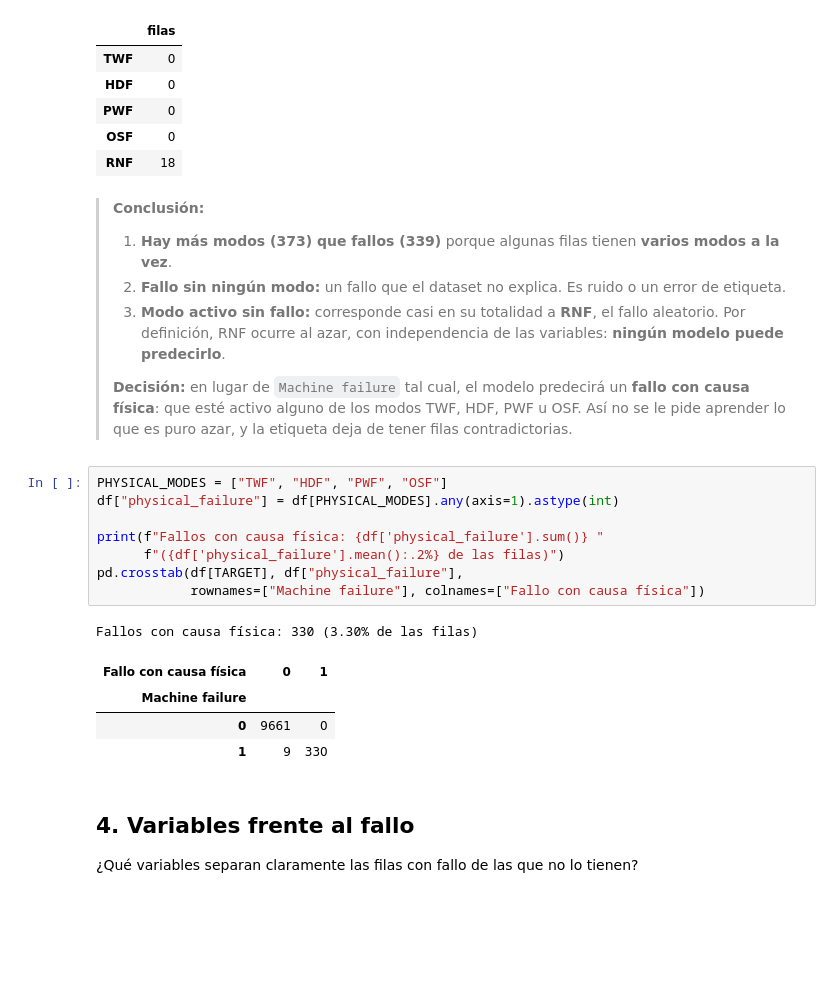
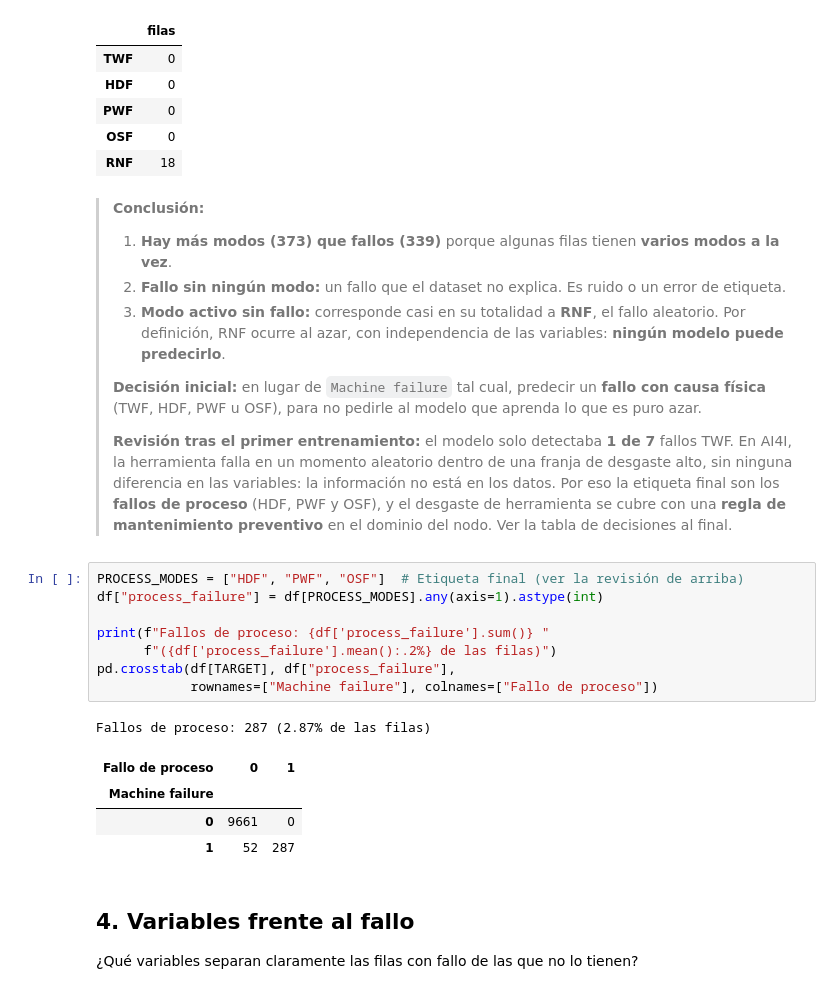
Before and after one commit to jcalvente083/SmartMine, a Jupyter notebook: edge/maintenance/notebooks/01_eda_ai4i.ipynb, the cells around one changed output. Drawn from its saved outputs; the diff is of its cells as text; blank space fills up the shorter version.

```diff
--- a/edge/maintenance/notebooks/01_eda_ai4i.ipynb
+++ b/edge/maintenance/notebooks/01_eda_ai4i.ipynb
@@ -206,23 +206,28 @@ Filas con algún modo pero sin fallo: 18
 >    Por definición, RNF ocurre al azar, con independencia de las variables: **ningún modelo
 >    puede predecirlo**.
 >
-> **Decisión:** en lugar de `Machine failure` tal cual, el modelo predecirá un **fallo con causa
-> física**: que esté activo alguno de los modos TWF, HDF, PWF u OSF. Así no se le pide aprender lo
-> que es puro azar, y la etiqueta deja de tener filas contradictorias.
+> **Decisión inicial:** en lugar de `Machine failure` tal cual, predecir un **fallo con causa
+> física** (TWF, HDF, PWF u OSF), para no pedirle al modelo que aprenda lo que es puro azar.
+>
+> **Revisión tras el primer entrenamiento:** el modelo solo detectaba **1 de 7** fallos TWF. En AI4I,
+> la herramienta falla en un momento aleatorio dentro de una franja de desgaste alto, sin ninguna
+> diferencia en las variables: la información no está en los datos. Por eso la etiqueta final son
+> los **fallos de proceso** (HDF, PWF y OSF), y el desgaste de herramienta se cubre con una **regla de
+> mantenimiento preventivo** en el dominio del nodo. Ver la tabla de decisiones al final.
 # %%
-PHYSICAL_MODES = ["TWF", "HDF", "PWF", "OSF"]
-df["physical_failure"] = df[PHYSICAL_MODES].any(axis=1).astype(int)
+PROCESS_MODES = ["HDF", "PWF", "OSF"]  # Etiqueta final (ver la revisión de arriba)
+df["process_failure"] = df[PROCESS_MODES].any(axis=1).astype(int)
 
-print(f"Fallos con causa física: {df['physical_failure'].sum()} "
-      f"({df['physical_failure'].mean():.2%} de las filas)")
-pd.crosstab(df[TARGET], df["physical_failure"],
-            rownames=["Machine failure"], colnames=["Fallo con causa física"])
+print(f"Fallos de proceso: {df['process_failure'].sum()} "
+      f"({df['process_failure'].mean():.2%} de las filas)")
+pd.crosstab(df[TARGET], df["process_failure"],
+            rownames=["Machine failure"], colnames=["Fallo de proceso"])
 # %% [output]
-Fallos con causa física: 330 (3.30% de las filas)
+Fallos de proceso: 287 (2.87% de las filas)
-| Fallo con causa física | 0 | 1 |
+| Fallo de proceso | 0 | 1 |
 | Machine failure |  |  |
 | 0 | 9661 | 0 |
-| 1 | 9 | 330 |
+| 1 | 52 | 287 |
 # %% [markdown]
 ## 4. Variables frente al fallo
 
```
Also changed, not shown: parts of 1 cell of this notebook, 3 other files.
